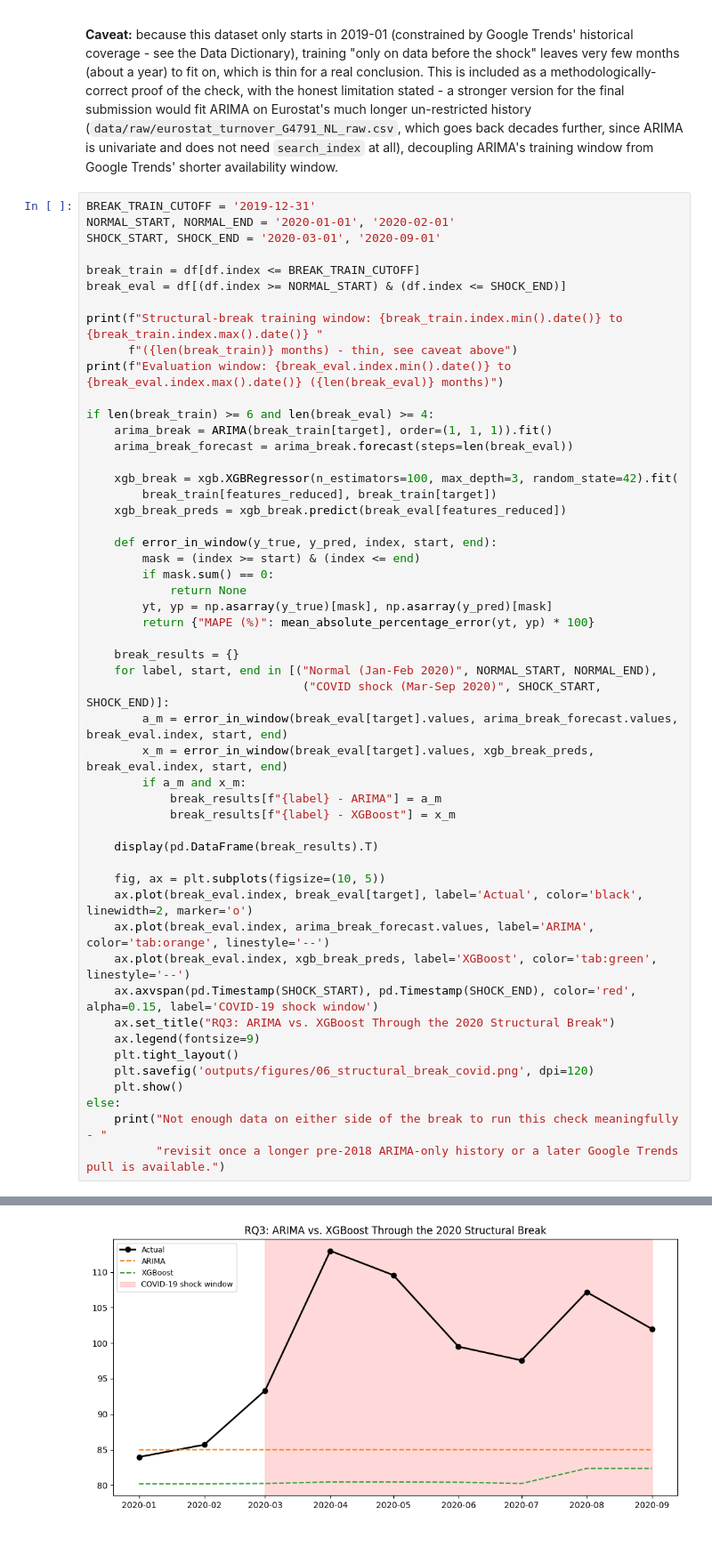
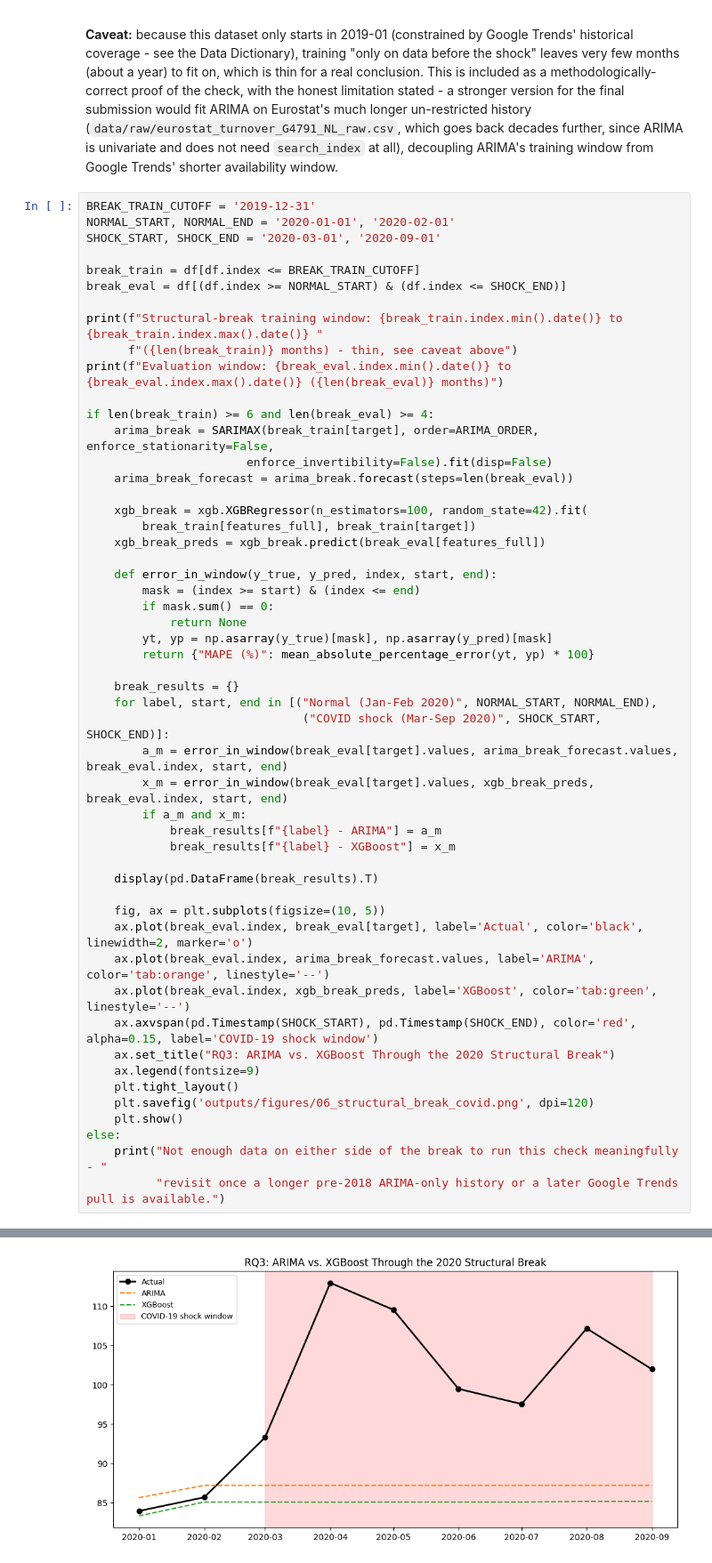
Before and after one commit to suvidhya-venkanna/ecommerce-nowcasting, a Jupyter notebook: notebooks/Ecommerce_Nowcasting.ipynb, the cells around one changed output, grey strips where cells are left out. Shown at 89% size. Saved outputs shown, nothing was run; the diff lists cells and outputs as text.

```diff
--- a/notebooks/Ecommerce_Nowcasting.ipynb
+++ b/notebooks/Ecommerce_Nowcasting.ipynb
@@ -1055,12 +1126,13 @@ print(f"Structural-break training window: {break_train.index.min().date()} to {b
 print(f"Evaluation window: {break_eval.index.min().date()} to {break_eval.index.max().date()} ({len(break_eval)} months)")
 
 if len(break_train) >= 6 and len(break_eval) >= 4:
-    arima_break = ARIMA(break_train[target], order=(1, 1, 1)).fit()
+    arima_break = SARIMAX(break_train[target], order=ARIMA_ORDER, enforce_stationarity=False,
+                       enforce_invertibility=False).fit(disp=False)
     arima_break_forecast = arima_break.forecast(steps=len(break_eval))
 
-    xgb_break = xgb.XGBRegressor(n_estimators=100, max_depth=3, random_state=42).fit(
-        break_train[features_reduced], break_train[target])
-    xgb_break_preds = xgb_break.predict(break_eval[features_reduced])
+    xgb_break = xgb.XGBRegressor(n_estimators=100, random_state=42).fit(
+        break_train[features_full], break_train[target])
+    xgb_break_preds = xgb_break.predict(break_eval[features_full])
 
     def error_in_window(y_true, y_pred, index, start, end):
         mask = (index >= start) & (index <= end)
@@ -1104 +1176 @@ Evaluation window: 2020-01-01 to 2020-09-01 (9 months)
-[figure, old version]
+[figure, new version]
```
Also changed, not shown: parts of 39 cells of this notebook.
